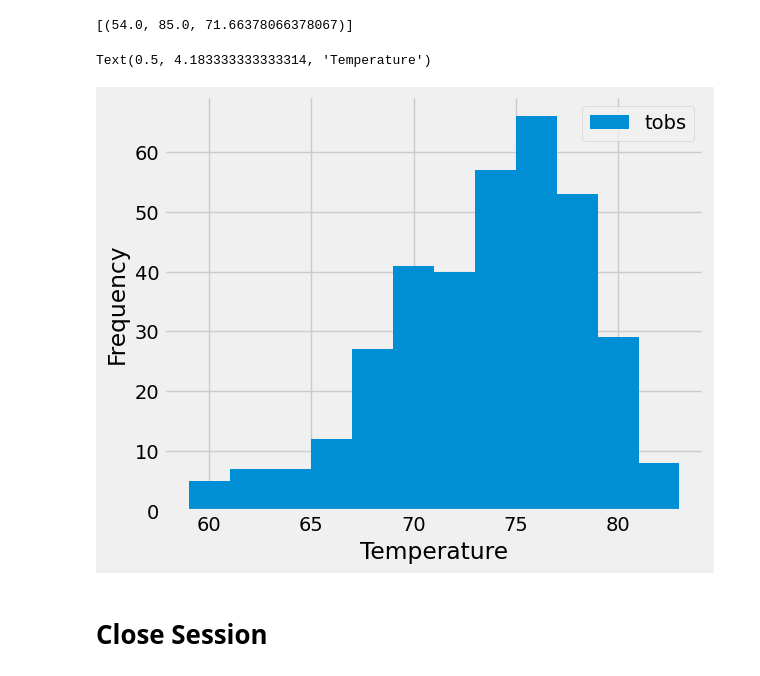
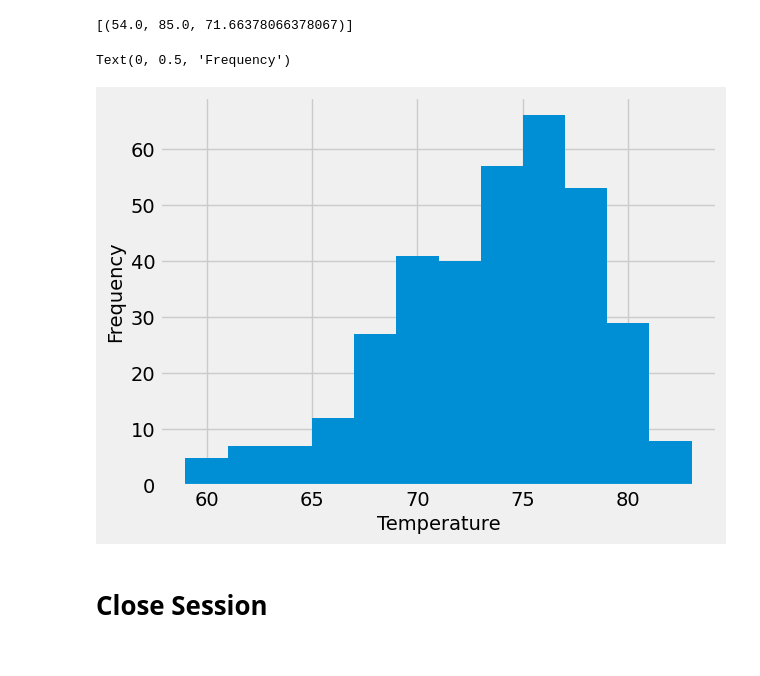
Before and after one commit to Adam-Kertz/sqlalchemy-challenge, a Jupyter notebook: Starter_Code/climate_starter.ipynb, the cells around one changed output. Drawn from its saved outputs; the diff is of its cells as text; code cells hidden in the pictures.

```diff
--- a/Starter_Code/climate_starter.ipynb
+++ b/Starter_Code/climate_starter.ipynb
@@ -136,6 +104,8 @@ Num_Stations
 # %%
 # Design a query to find the most active stations (i.e. which stations have the most rows?)
 # List the stations and their counts in descending order.
-from sqlalchemy import distinct
-session.query(distinct(Measurement.station),distinct(Measurement.station).count).all()
+from sqlalchemy import func
+Station_Query = session.query(Measurement.station, func.count(Measurement.station)).\
+group_by(Measurement.station).order_by(desc(func.count(Measurement.station)))
+Station_Query.all()
 # %% [output]
@@ -156,13 +121,28 @@ AttributeError: Neither 'UnaryExpression' object nor 'Comparator' object has an
 # %%
 # Using the most active station id from the previous query, calculate the lowest, highest, and average temperature.
+Station_Max = Station_Query.first()[0]
+session.query(func.min(Measurement.tobs),func.max(Measurement.tobs),func.avg(Measurement.tobs))\
+.filter(Measurement.station == Station_Max).all()
 # %% [output]
 [(54.0, 85.0, 71.66378066378067)]
 # %%
 # Using the most active station id
 # Query the last 12 months of temperature observation data for this station and plot the results as a histogram
+plot_data = session.query(Measurement.tobs).filter(Measurement.date >= Year_Ago).\
+filter(Measurement.station == Station_Max).all()
+
+#Store data in an array
+plot_array = [row[0] for row in plot_data]
+
+# Plot the histogram
+plt.hist(plot_array, bins=12)  # 'data' is the input data, and 'bins' specifies the number of bins
+
+# Add labels and title
+plt.xlabel('Temperature')
+plt.ylabel('Frequency')
 # %% [output]
-Text(0.5, 4.183333333333314, 'Temperature')
+Text(0, 0.5, 'Frequency')
-[figure, old version]
+[figure, new version]
 # %% [markdown]
 # Close Session
 # %%
```
Also changed, not shown: parts of 4 cells of this notebook.
